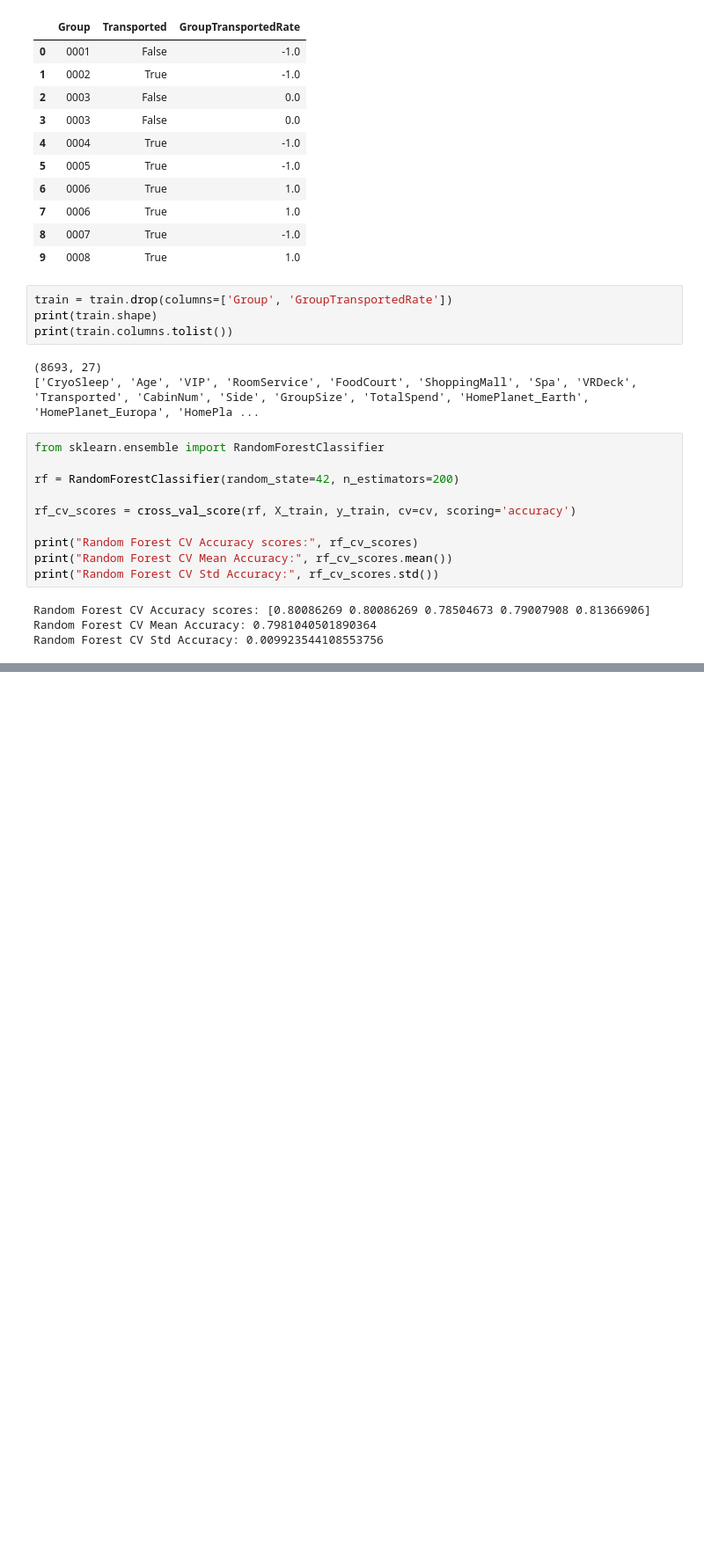
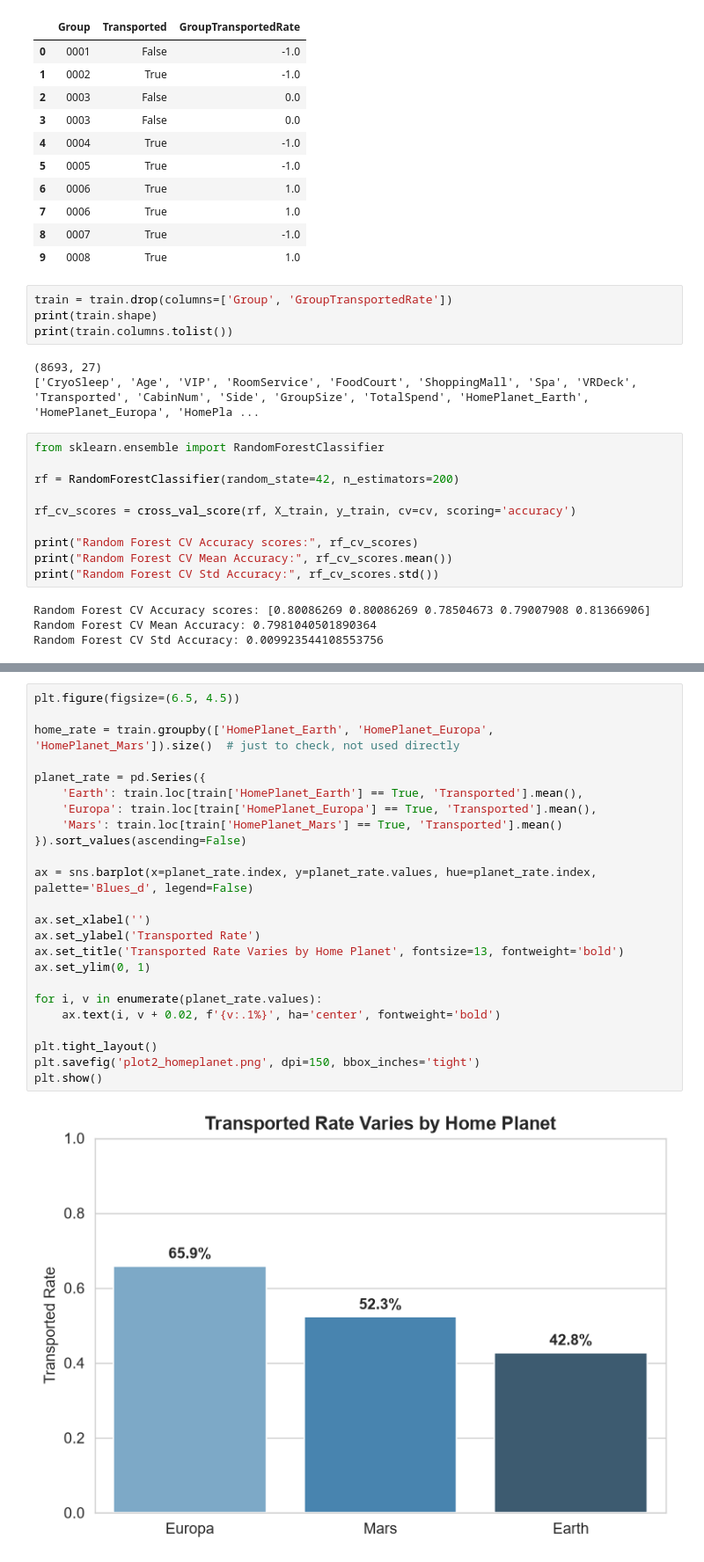
Before and after one commit to Lavanyas-19/payoda-ml-assignment, a Jupyter notebook: p1-spaceship-titanic/p1_spaceship_titanic.ipynb, the cells around one changed output, grey strips where cells are left out. Shown at 88% size. Saved outputs shown, nothing was run; the diff lists cells and outputs as text; blank space fills up the shorter version.

```diff
--- a/p1-spaceship-titanic/p1_spaceship_titanic.ipynb
+++ b/p1-spaceship-titanic/p1_spaceship_titanic.ipynb
@@ -618,0 +658,26 @@ Random Forest CV Std Accuracy: 0.009923544108553756
+# %%
+plt.figure(figsize=(6.5, 4.5))
+
+home_rate = train.groupby(['HomePlanet_Earth', 'HomePlanet_Europa', 'HomePlanet_Mars']).size()  # just to check, not used directly
+
+planet_rate = pd.Series({
+    'Earth': train.loc[train['HomePlanet_Earth'] == True, 'Transported'].mean(),
+    'Europa': train.loc[train['HomePlanet_Europa'] == True, 'Transported'].mean(),
+    'Mars': train.loc[train['HomePlanet_Mars'] == True, 'Transported'].mean()
+}).sort_values(ascending=False)
+
+ax = sns.barplot(x=planet_rate.index, y=planet_rate.values, hue=planet_rate.index, palette='Blues_d', legend=False)
+
+ax.set_xlabel('')
+ax.set_ylabel('Transported Rate')
+ax.set_title('Transported Rate Varies by Home Planet', fontsize=13, fontweight='bold')
+ax.set_ylim(0, 1)
+
+for i, v in enumerate(planet_rate.values):
+    ax.text(i, v + 0.02, f'{v:.1%}', ha='center', fontweight='bold')
+
+plt.tight_layout()
+plt.savefig('plot2_homeplanet.png', dpi=150, bbox_inches='tight')
+plt.show()
+# %% [output]
+[figure, added]
```
Also changed, not shown: parts of 6 cells of this notebook, 4 other files.
